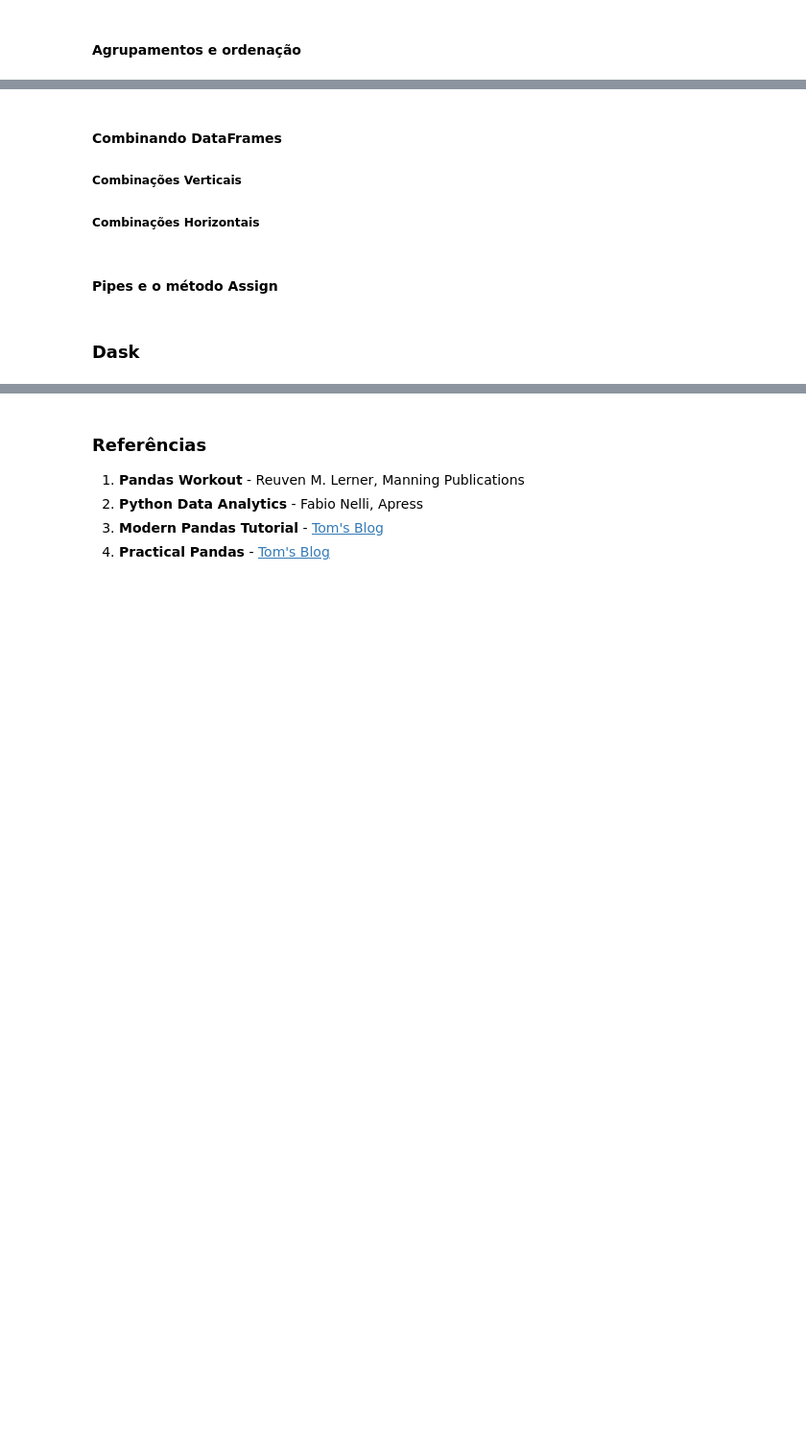
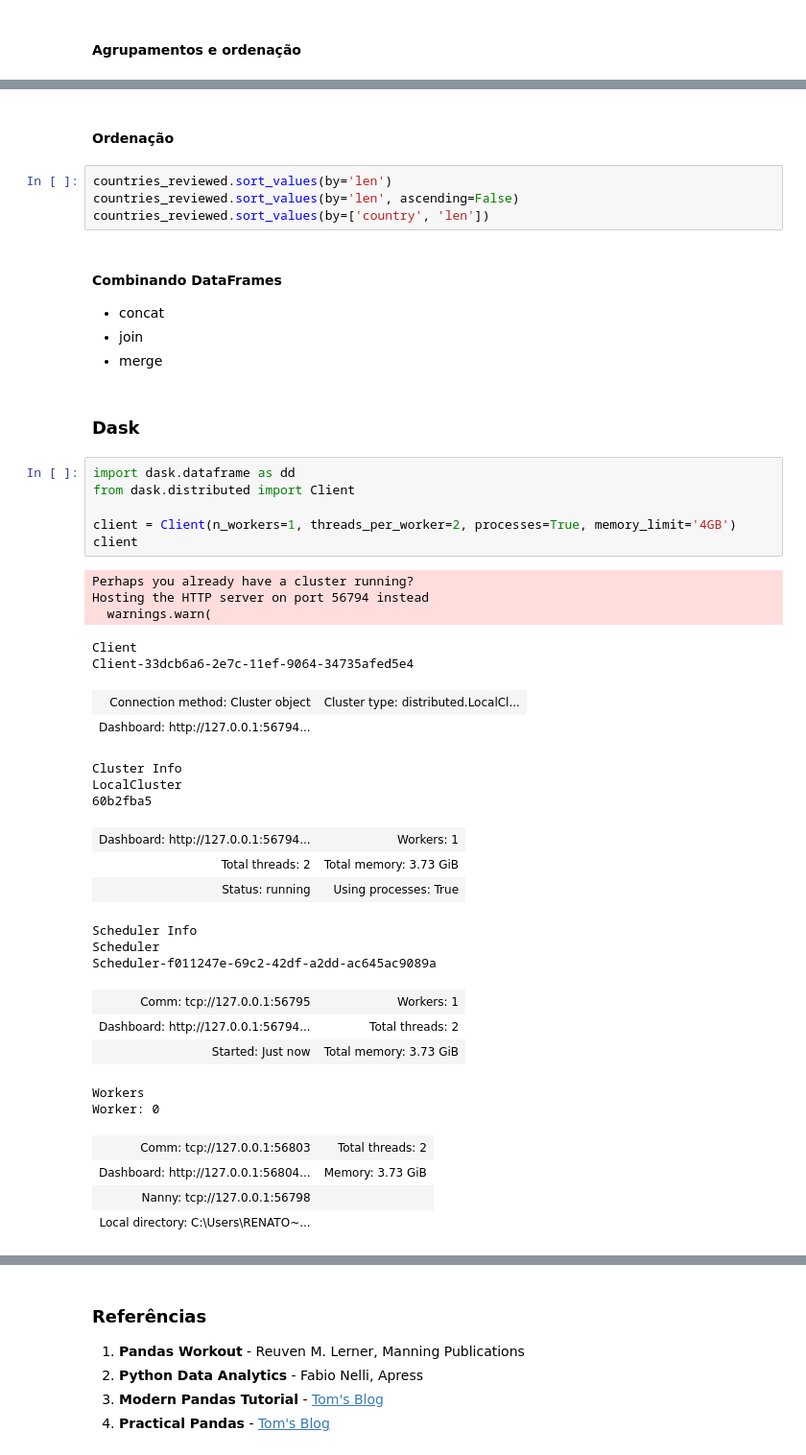
Before and after one commit to juli4n03/cursos, a Jupyter notebook: ModuloPython/Aula08_09_10/ReferenciaPandas.ipynb, the cells around one changed output, grey strips where cells are left out. Shown at 96% size. Drawn from its saved outputs; the diff is of its cells as text; blank space fills up the shorter version.

```diff
--- a/ModuloPython/Aula08_09_10/ReferenciaPandas.ipynb
+++ b/ModuloPython/Aula08_09_10/ReferenciaPandas.ipynb
@@ -153,10 +260,46 @@ dtype: object
+# %% [markdown]
+#### Ordenação
+# %%
+countries_reviewed.sort_values(by='len')
+countries_reviewed.sort_values(by='len', ascending=False)
+countries_reviewed.sort_values(by=['country', 'len'])
 # %% [markdown]
 #### Combinando DataFrames
 
-##### Combinações Verticais
-
-##### Combinações Horizontais
+- concat
+- join
+- merge
-# %% [markdown]
-#### Pipes e o método Assign
 # %% [markdown]
 ### Dask
+# %%
+import dask.dataframe as dd
+from dask.distributed import Client
+
+client = Client(n_workers=1, threads_per_worker=2, processes=True, memory_limit='4GB')
+client
+# %% [output]
+Perhaps you already have a cluster running?
+Hosting the HTTP server on port 56794 instead
+  warnings.warn(
+Client
+Client-33dcb6a6-2e7c-11ef-9064-34735afed5e4
+| Connection method: Cluster object | Cluster type: distributed.LocalCl... |
+| Dashboard: http://127.0.0.1:56794... |  |
+Cluster Info
+LocalCluster
+60b2fba5
+| Dashboard: http://127.0.0.1:56794... | Workers: 1 |
+| Total threads: 2 | Total memory: 3.73 GiB |
+| Status: running | Using processes: True |
+Scheduler Info
+Scheduler
+Scheduler-f011247e-69c2-42df-a2dd-ac645ac9089a
+| Comm: tcp://127.0.0.1:56795 | Workers: 1 |
+| Dashboard: http://127.0.0.1:56794... | Total threads: 2 |
+| Started: Just now | Total memory: 3.73 GiB |
+Workers
+Worker: 0
+| Comm: tcp://127.0.0.1:56803 | Total threads: 2 |
+| Dashboard: http://127.0.0.1:56804... | Memory: 3.73 GiB |
+| Nanny: tcp://127.0.0.1:56798 |  |
+| Local directory: C:\Users\RENATO~... |  |
```
Also changed, not shown: parts of 14 cells of this notebook, 3 other files.
